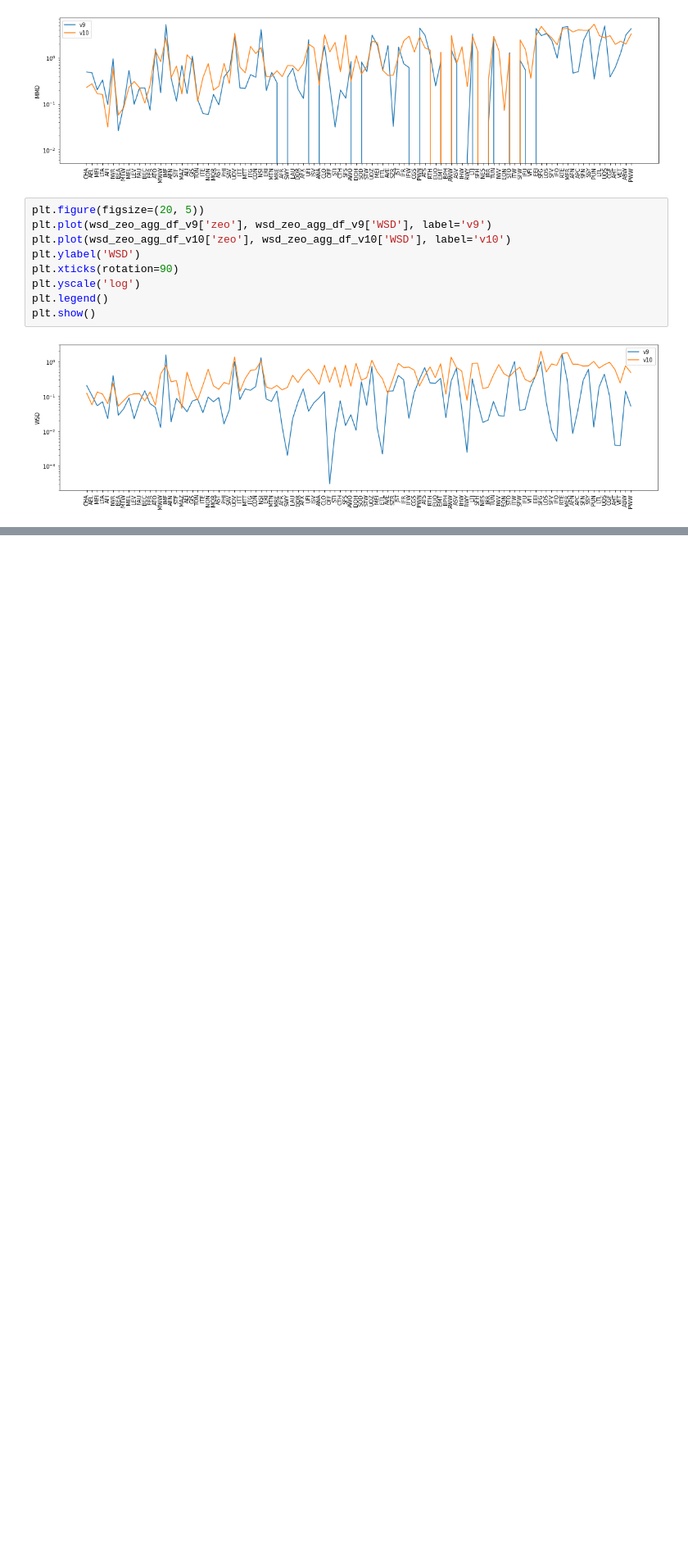
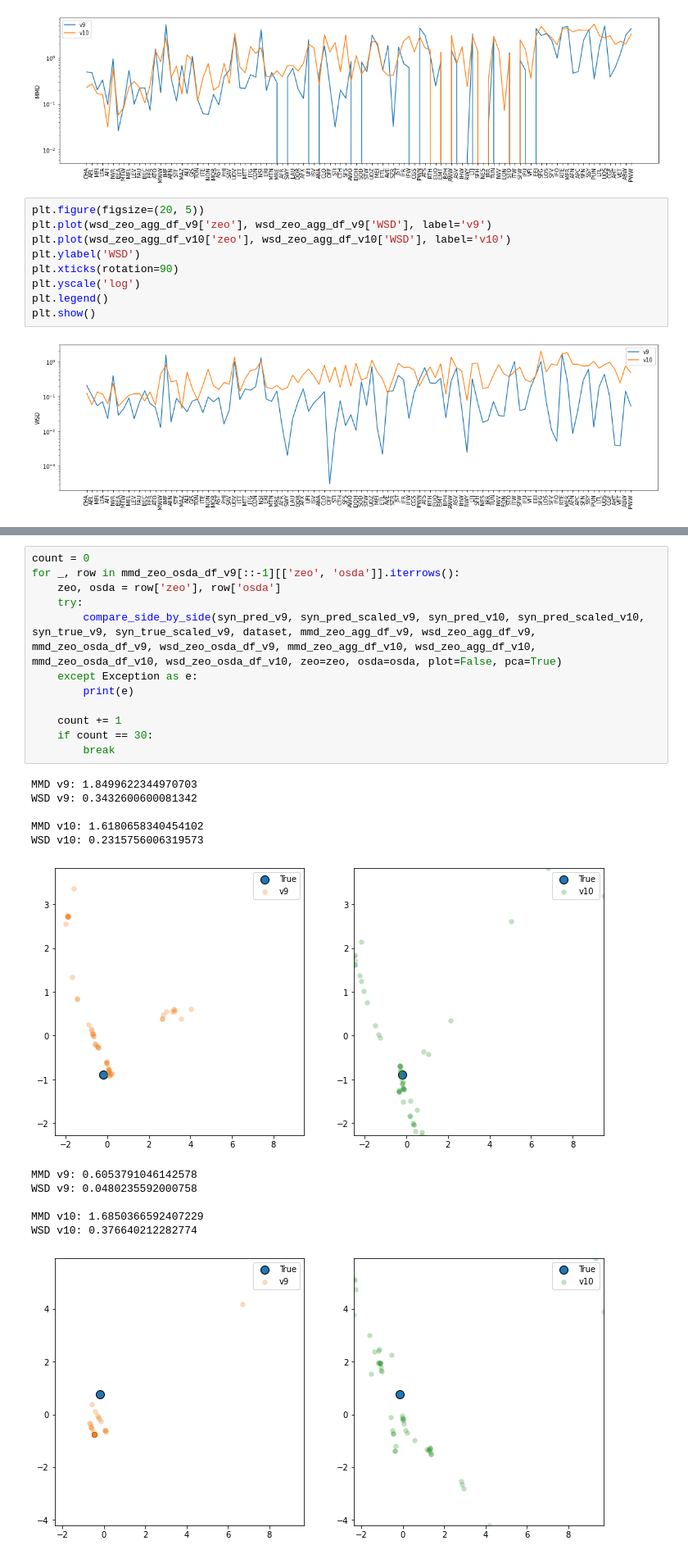
Before and after one commit to eltonpan/zeosyn_gen, a Jupyter notebook: notebooks/compare_cvae_v9_v10.ipynb, the cells around one changed output, grey strips where cells are left out. Shown at 82% size. Drawn from its saved outputs; the diff is of its cells as text; blank space fills up the shorter version.

```diff
--- a/notebooks/compare_cvae_v9_v10.ipynb
+++ b/notebooks/compare_cvae_v9_v10.ipynb
@@ -57,0 +227,25 @@ plt.show()
+# %%
+count = 0
+for _, row in mmd_zeo_osda_df_v9[::-1][['zeo', 'osda']].iterrows():
+    zeo, osda = row['zeo'], row['osda']
+    try:
+        compare_side_by_side(syn_pred_v9, syn_pred_scaled_v9, syn_pred_v10, syn_pred_scaled_v10, syn_true_v9, syn_true_scaled_v9, dataset, mmd_zeo_agg_df_v9, wsd_zeo_agg_df_v9, mmd_zeo_osda_df_v9, wsd_zeo_osda_df_v9, mmd_zeo_agg_df_v10, wsd_zeo_agg_df_v10, mmd_zeo_osda_df_v10, wsd_zeo_osda_df_v10, zeo=zeo, osda=osda, plot=False, pca=True)
+    except Exception as e:
+        print(e)
+
+    count += 1
+    if count == 30:
+        break
+# %% [output]
+MMD v9: 1.8499622344970703
+WSD v9: 0.3432600600081342
+
+MMD v10: 1.6180658340454102
+WSD v10: 0.2315756006319573
+[figure, added]
+MMD v9: 0.6053791046142578
+WSD v9: 0.0480235592000758
+
+MMD v10: 1.6850366592407229
+WSD v10: 0.376640212282774
+[figure, added]
```
Also changed, not shown: parts of 9 cells of this notebook, 1 other file.
